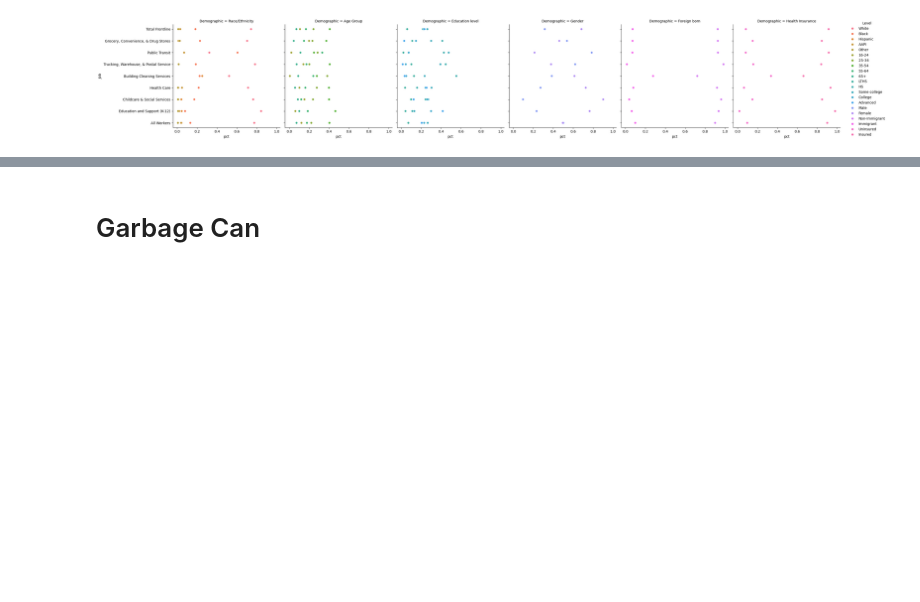
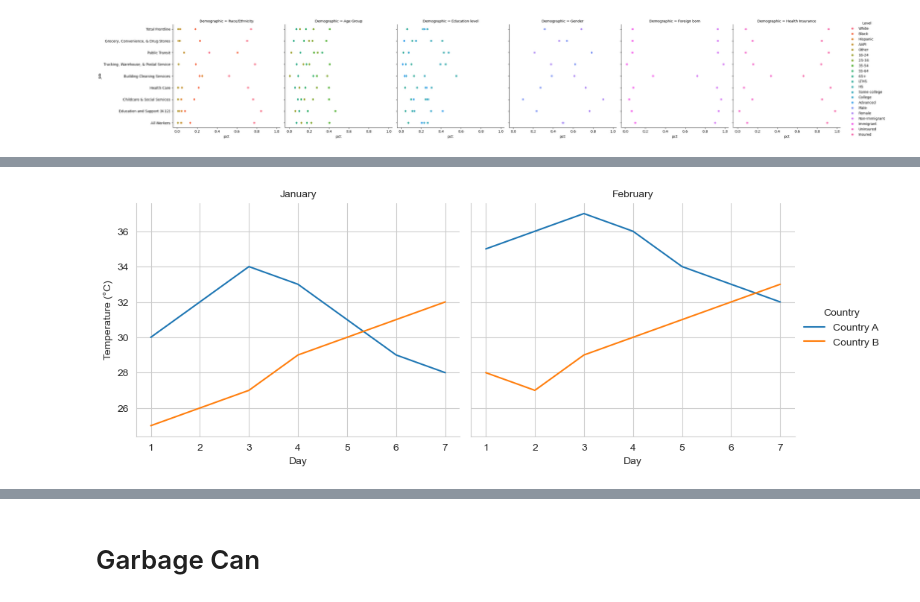
Before and after one commit to sam-powers/python-resources, a Jupyter notebook: graphing-practice.ipynb, the cells around one changed output, grey strips where cells are left out. Saved outputs shown, nothing was run; the diff lists cells and outputs as text; code cells hidden in the pictures; blank space fills up the shorter version.

```diff
--- a/graphing-practice.ipynb
+++ b/graphing-practice.ipynb
@@ -286,0 +314,33 @@ sns.relplot(
+# %%
+import seaborn as sns
+import matplotlib.pyplot as plt
+import pandas as pd
+
+# Create example data with Day, Temperature, Country, and Month
+data = pd.DataFrame({
+    "Day": [1, 2, 3, 4, 5, 6, 7] * 4,
+    "Temperature": [
+        30, 32, 34, 33, 31, 29, 28,  # Country A, Jan
+        25, 26, 27, 29, 30, 31, 32,  # Country B, Jan
+        35, 36, 37, 36, 34, 33, 32,  # Country A, Feb
+        28, 27, 29, 30, 31, 32, 33   # Country B, Feb
+    ],
+    "Country": ["Country A"] * 7 + ["Country B"] * 7 + ["Country A"] * 7 + ["Country B"] * 7,
+    "Month": ["January"] * 14 + ["February"] * 14
+})
+
+# Create a FacetGrid to facet by Month
+g = sns.FacetGrid(data, col="Month", hue="Country", height=4, aspect=1.2)
+
+# Map the lineplot onto the grid
+g.map(sns.lineplot, "Day", "Temperature")
+
+# Add legend and titles
+g.add_legend()
+g.set_axis_labels("Day", "Temperature (°C)")
+g.set_titles(col_template="{col_name}")
+
+# Show the plot
+plt.show()
+# %% [output]
+[figure, added]
```
Also changed, not shown: parts of 6 cells of this notebook, 1 other file.
